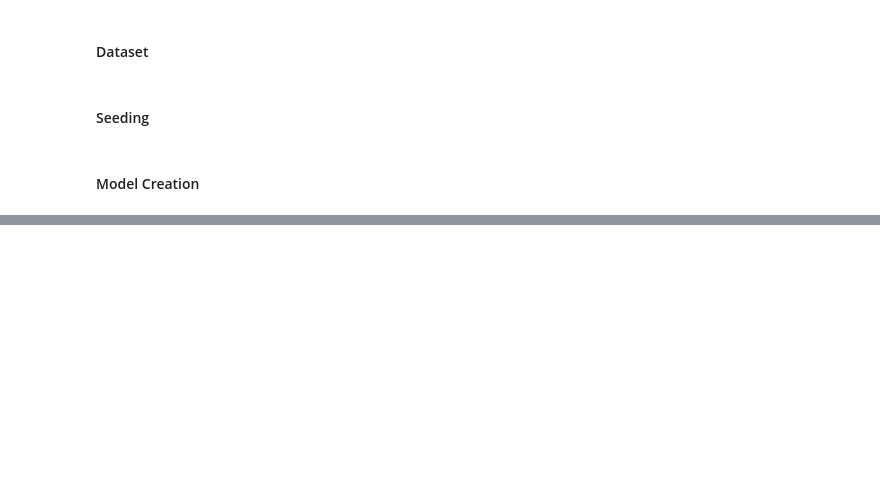
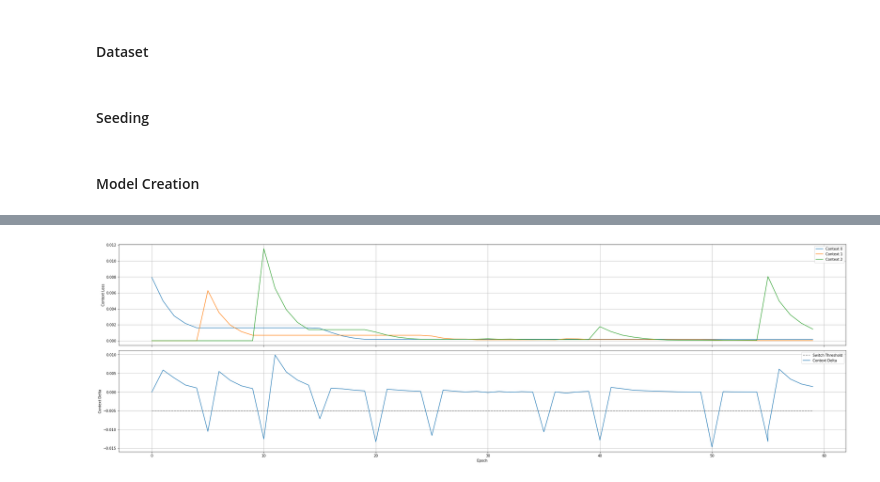
Before and after one commit to DLii-Research/context-learning, a Jupyter notebook: 2. MNIST.ipynb, the cells around one changed output, grey strips where cells are left out. Drawn from its saved outputs; the diff is of its cells as text; code cells hidden in the pictures; blank space fills up the shorter version.

Commit message:
Additional MNIST data

```diff
--- a/2. MNIST.ipynb
+++ b/2. MNIST.ipynb
@@ -337,0 +383,4 @@ Wall time: 2.45 s
+# %%
+# Load the model results
+with open("data/mnist.dat", 'rb') as f:
+    data = pickle.load(f)
@@ -337,0 +402,6 @@ Wall time: 2.45 s
+# %%
+logger = ContextLogger()
+logger.plots = data[(3,3)][0]
+logger.plot()
+# %% [output]
+[figure, added]
```
Also changed, not shown: parts of 22 cells of this notebook, 4 other files.
